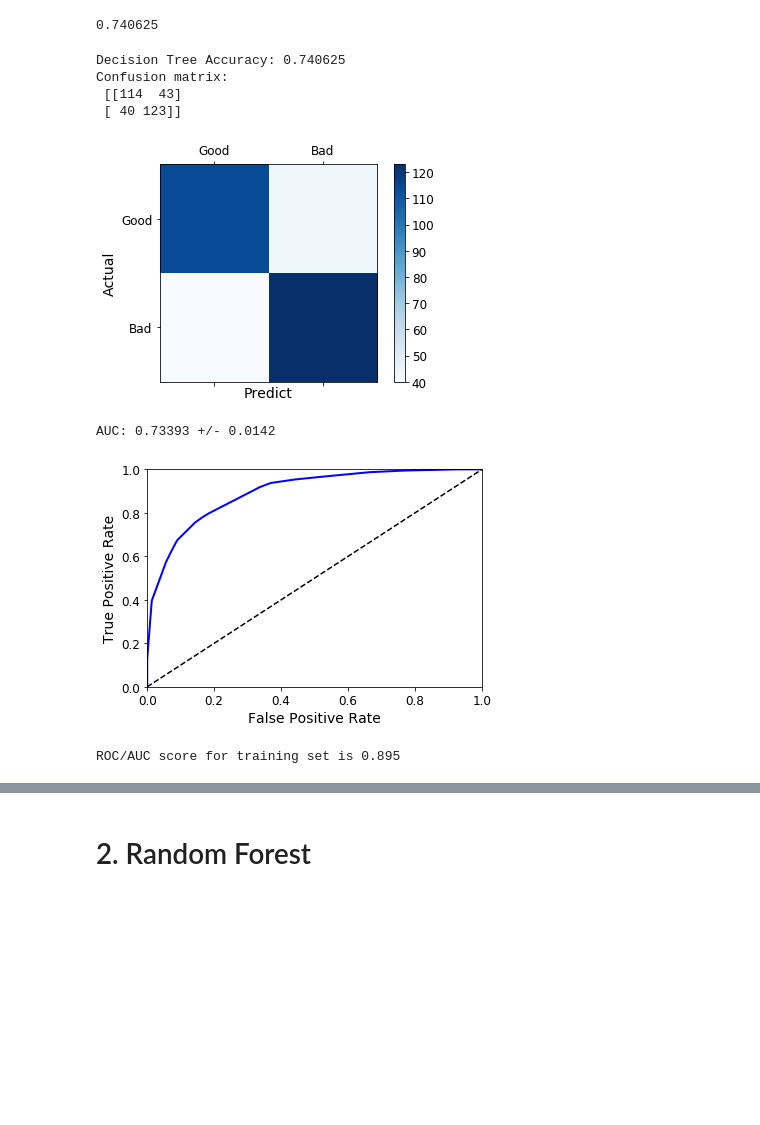
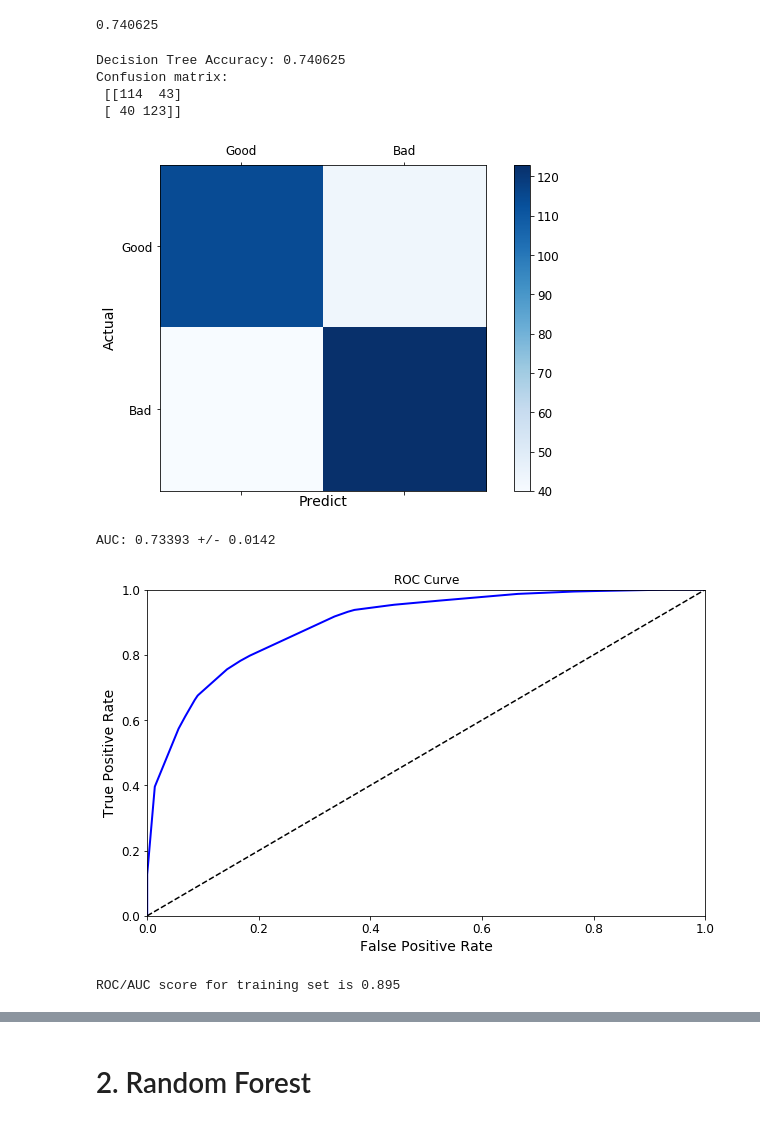
Before and after one commit to huangyuzhang/cookbook, a Jupyter notebook: wine/wine3.ipynb, the cells around one changed output, grey strips where cells are left out. Drawn from its saved outputs; the diff is of its cells as text; code cells hidden in the pictures; blank space fills up the shorter version.

```diff
--- a/wine/wine3.ipynb
+++ b/wine/wine3.ipynb
@@ -219,7 +221,7 @@ conf_mat = confusion_matrix(y2_test, clf2.predict(X_test))
 print('Confusion matrix:\n', conf_mat)
 
 labels = ['Good', 'Bad'] # should be it Bad, Good?
-fig = plt.figure()
+fig = plt.figure(figsize=(10,6))
 ax = fig.add_subplot(111)
 cax = ax.matshow(conf_mat, cmap=plt.cm.Blues)
 fig.colorbar(cax)
@@ -233,7 +235,7 @@ Decision Tree Accuracy: 0.740625
 Confusion matrix:
  [[114  43]
  [ 40 123]]
-[figure, old version]
+[figure, new version]
 # %%
 from sklearn.model_selection import cross_val_predict, cross_val_score
 cv = 3
@@ -241,23 +243,26 @@ print('AUC: %.5f +/- %.4f' % (np.mean(cross_val_score(clf2,X2_train,y2_train,cv=
 # %% [output]
 AUC: 0.73393 +/- 0.0142
 # %%
-# Plot the ROC curve - shows a relatively high AUC score.
+# Plot the ROC curve
 from sklearn.metrics import roc_curve, roc_auc_score
 probs = clf2.predict_proba(X2_train)
 preds = probs[:,1]
 fpr, tpr, threshold = roc_curve(y2_train, preds)
 roc_auc = roc_auc_score(y2_train, preds)
 
+plt.figure(figsize=(10,6))
+
 def plot_roc_curve(fpr, tpr, label=None):
     plt.plot(fpr, tpr, 'b', linewidth=2, label = 'AUC = %0.2f' % roc_auc)
     plt.plot([0, 1], [0, 1], 'k--')
     plt.axis([0, 1, 0, 1])
+    plt.title('ROC Curve')
     plt.xlabel('False Positive Rate')
     plt.ylabel('True Positive Rate')
 plot_roc_curve(fpr, tpr)
 plt.show()
 
 print('ROC/AUC score for training set is %0.3f' % roc_auc_score(y2_train, preds))
 # %% [output]
-[figure, old version]
+[figure, new version]
 ROC/AUC score for training set is 0.895
```
Also changed, not shown: parts of 8 cells of this notebook, 2 other files.
